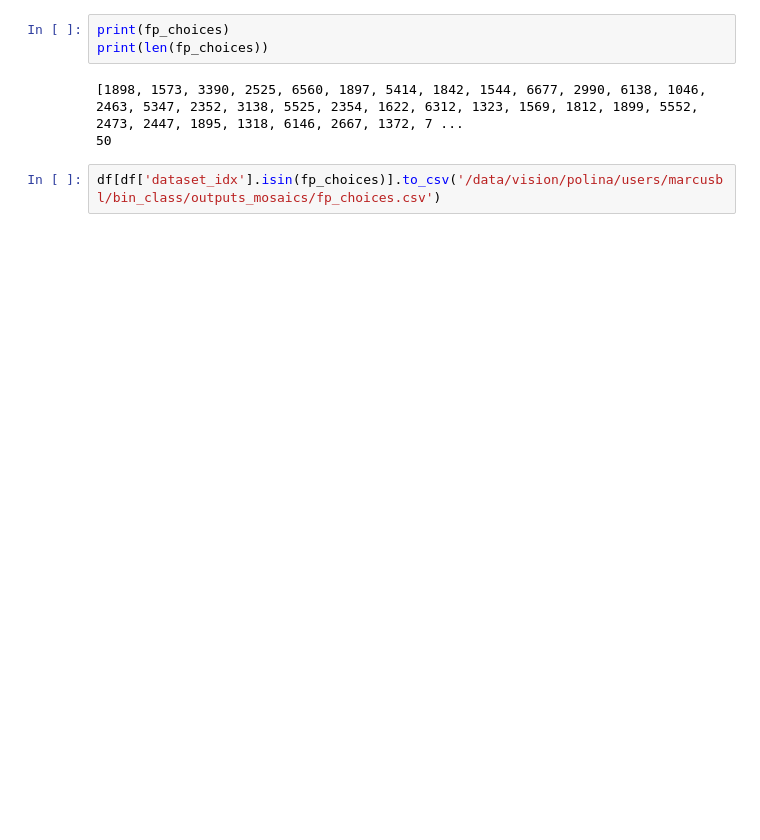
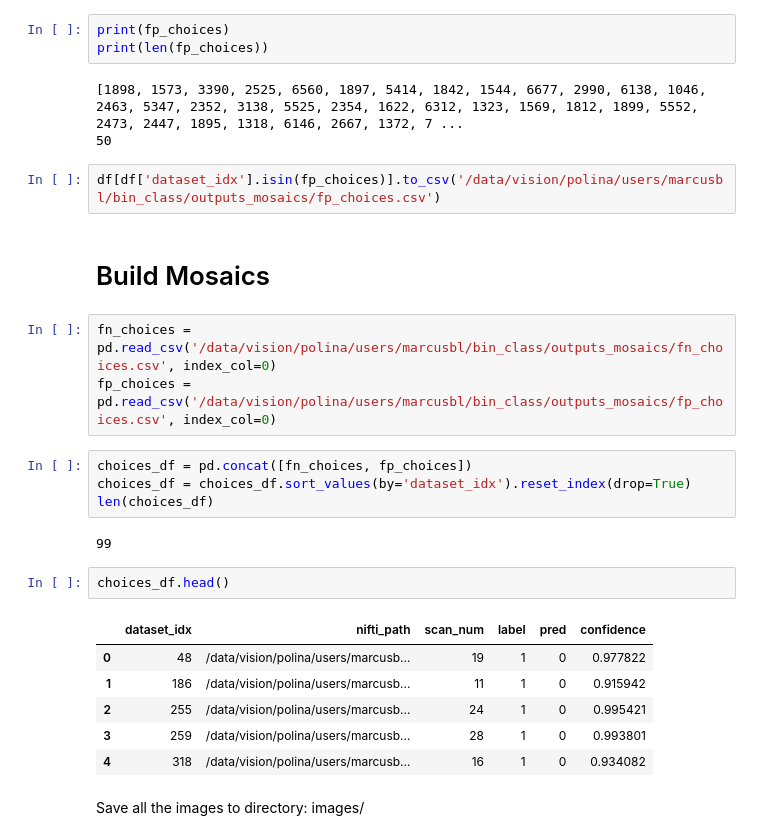
Before and after one commit to MedicalVisionGroup/FetalBrainIQA, a Jupyter notebook: src/generate_mosaics.ipynb, the cells around one changed output. Cells and saved outputs as stored; diff of their text form; blank space fills up the shorter version.

Commit message:
finish up generate_mosaics

```diff
--- a/src/generate_mosaics.ipynb
+++ b/src/generate_mosaics.ipynb
@@ -225,3 +232,25 @@ print(len(fp_choices))
 50
 # %%
 df[df['dataset_idx'].isin(fp_choices)].to_csv('/data/vision/polina/users/marcusbl/bin_class/outputs_mosaics/fp_choices.csv')
+# %% [markdown]
+# Build Mosaics
+# %%
+fn_choices = pd.read_csv('/data/vision/polina/users/marcusbl/bin_class/outputs_mosaics/fn_choices.csv', index_col=0)
+fp_choices = pd.read_csv('/data/vision/polina/users/marcusbl/bin_class/outputs_mosaics/fp_choices.csv', index_col=0)
+# %%
+choices_df = pd.concat([fn_choices, fp_choices])
+choices_df = choices_df.sort_values(by='dataset_idx').reset_index(drop=True)
+len(choices_df)
+# %% [output]
+99
+# %%
+choices_df.head()
+# %% [output]
+|  | dataset_idx | nifti_path | scan_num | label | pred | confidence |
+| 0 | 48 | /data/vision/polina/users/marcusb... | 19 | 1 | 0 | 0.977822 |
+| 1 | 186 | /data/vision/polina/users/marcusb... | 11 | 1 | 0 | 0.915942 |
+| 2 | 255 | /data/vision/polina/users/marcusb... | 24 | 1 | 0 | 0.995421 |
+| 3 | 259 | /data/vision/polina/users/marcusb... | 28 | 1 | 0 | 0.993801 |
+| 4 | 318 | /data/vision/polina/users/marcusb... | 16 | 1 | 0 | 0.934082 |
+# %% [markdown]
+Save all the images to directory: images/
```
Also changed, not shown: parts of 6 cells of this notebook, 2 other files.
